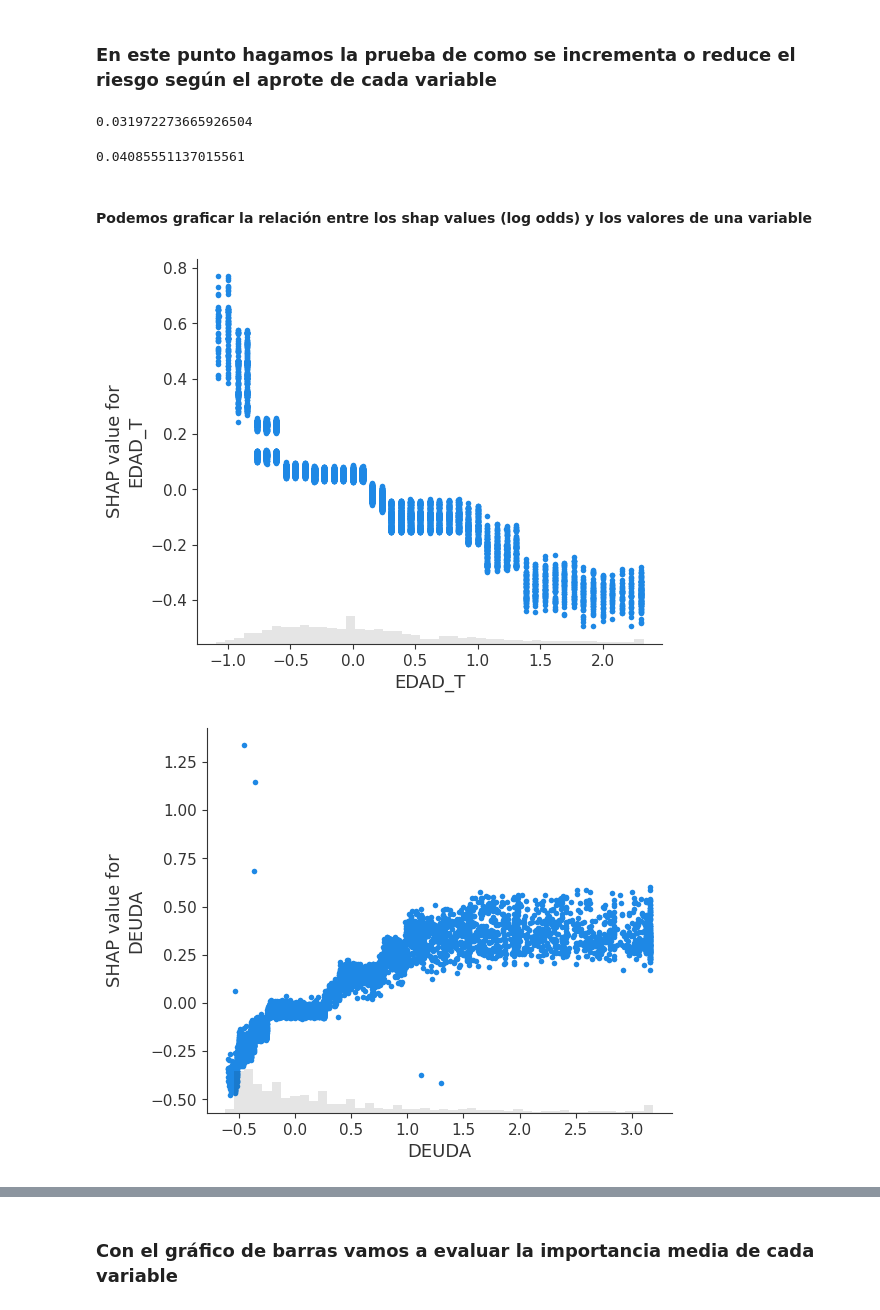
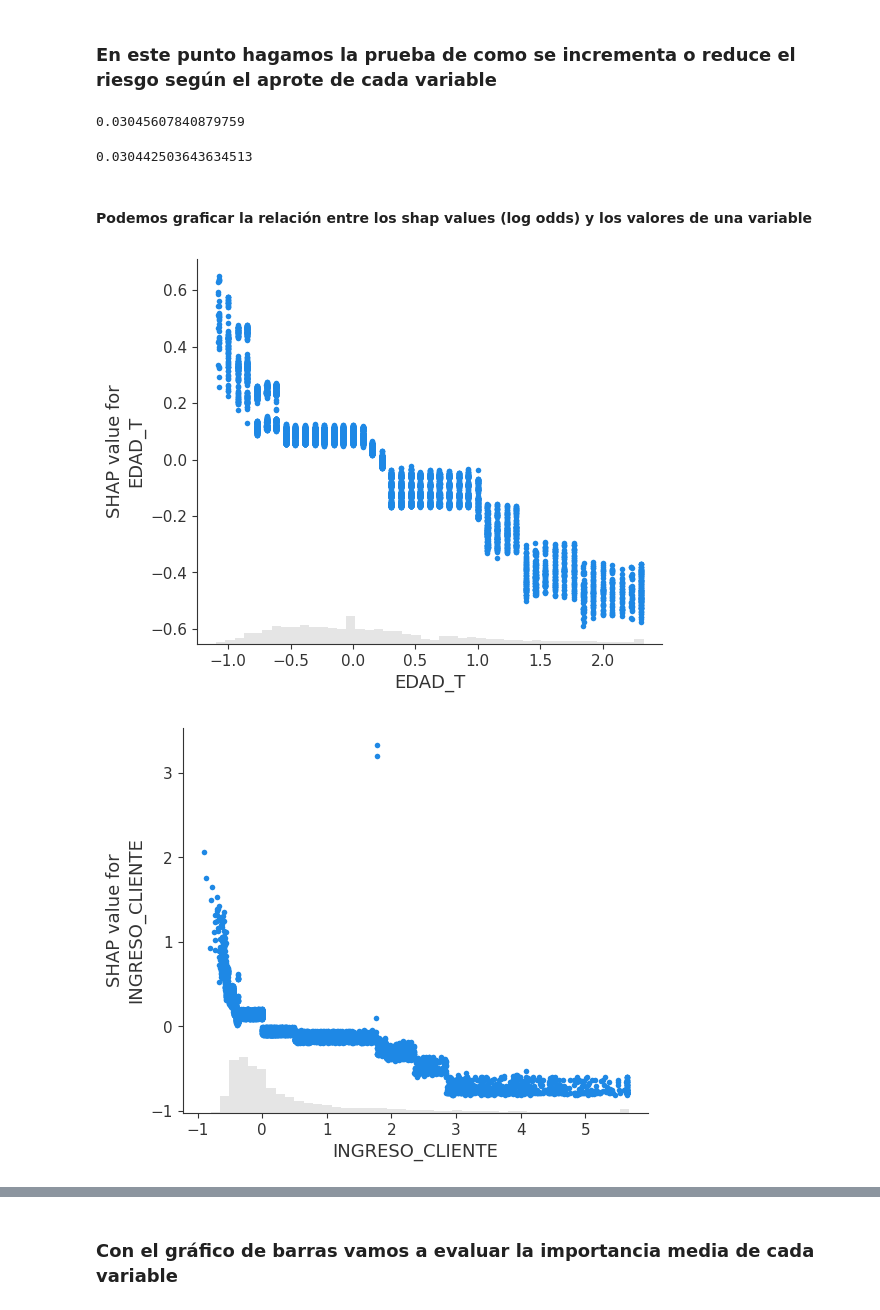
Before and after one commit to jpantojaj/CreditScoring, a Jupyter notebook: Sesión_15_16_Modelos_Machine_Learning.ipynb, the cells around one changed output, grey strips where cells are left out. Cells and saved outputs as stored; diff of their text form; code cells hidden in the pictures.

```diff
--- a/Sesión_15_16_Modelos_Machine_Learning.ipynb
+++ b/Sesión_15_16_Modelos_Machine_Learning.ipynb
@@ -829,0 +808,37 @@ X_train_t.head()
+# %%
+# Actualicemos nuestro pipeline
+pipe_5 = Pipeline(
+    [
+        (
+            "median_imputer",
+            MeanMedianImputer(imputation_method="median", variables=['LINEA_DE_TC','EDAD_T','INGRESO_CLIENTE'])
+        ),
+        (
+            "arbitrary_imputer",
+            ArbitraryNumberImputer(arbitrary_number=0, variables=['CUOTA', 'DEUDA_TOTAL_SISTEMA', 'MEDIANA_AHORROS_ULT_6M', 'MESES_AHORROS_ULT_6M', 'ATRASO_MAXIMO_ULT_24M','ATRASO_MAXIMO_ULT_12M','MONTO_TC_MEMBRESIA']),
+        ),
+        (   "mode_imputer",
+           CategoricalImputer(imputation_method="frequent", variables=['PROFESION','ZONA_DEL_DESEMBOLSO','ESTADO_CIVIL'])
+        ),
+        (
+            "rare_encoder",
+            RareLabelEncoder(tol=0.01,n_categories=5,variables=["PROFESION","SEGMENTOCLIENTE",])
+        ),
+        (
+            "encoder_2",
+            WoEEncoder(variables=['SEGMENTOCLIENTE','CLASIF_SISTEMA_ULT_12M','FLG_PDH','PROFESION','ZONA_DEL_DESEMBOLSO','ESTADO_CIVIL'],
+                       fill_value=0)
+        ),
+        (   "capper",
+            Winsorizer(variables=['PLAZO_CREDITO','MESES_AHORROS_ULT_6M','MEDIANA_AHORROS_ULT_6M','NUMERO_DE_PAGOS_PDH', 'INGRESO_CLIENTE',
+            'EDAD_T','LINEA_DE_TC', 'MONTO_TC_MEMBRESIA'], capping_method="quantiles", tail="right", fold=0.01)
+        ),
+        (   "scaler",
+            ColumnTransformer(transformers=[('e', RobustScaler(), ['PLAZO_CREDITO','MESES_AHORROS_ULT_6M','MEDIANA_AHORROS_ULT_6M','NUMERO_DE_PAGOS_PDH', 'INGRESO_CLIENTE',
+            'EDAD_T','LINEA_DE_TC', 'MONTO_TC_MEMBRESIA'])],remainder='passthrough',verbose_feature_names_out=False).set_output(transform="pandas")
+
+        )
+    ]
+)
+# %%
+pipe_5.fit(X_train,y_train)
@@ -897,6 +933,9 @@ X_train_woe_enc2.head()
 | 573 | 0.373314 | -0.380749 | 0.075099 | -0.392951 | -0.354998 | ... |
 | 31740 | 0.373314 | -0.380749 | -0.230653 | -0.392951 | -0.258734 | ... |
 | 25079 | -0.602574 | -0.380749 | 0.195691 | -0.392951 | -1.749389 | ... |
+# %%
+X_train_t_numoutscal = X_train_t_numoutscal[num_cols_2]
+X_test_t_numoutscal = X_test_t_numoutscal[num_cols_2]
 # %% [markdown]
 ## **5. Entrenamiento del Modelo**
 En esta sección construiremos tres tipos de modelos y los evaluaremos para quedarnos con el mejor de ellos
@@ -1931,4 +1972,4 @@ shap.plots.waterfall(shap_values_bin[0],max_display=30)
 # %%
 pred_test_gbc[0,1]
 # %% [output]
-0.031972273665926504
+0.03045607840879759
@@ -1935,20 +1978,20 @@ pred_test_gbc[0,1]
 # %%
 # el valor del log odds en la primera observación es
-x=-3.156
+x=-3.461
 # Por tanto su probabilidad es:
 1/(1+math.exp(-x))
 # %% [output]
-0.04085551137015561
+0.030442503643634513
 # %% [markdown]
 #### Podemos graficar la relación entre los shap values (log odds) y los valores de una variable
 # %%
 shap.plots.scatter(shap_values_bin[:, "EDAD_T"])
 # %% [output]
-[figure, old version]
+[figure, new version]
 # %%
-shap.plots.scatter(shap_values_bin[:, "DEUDA"])
+shap.plots.scatter(shap_values_bin[:, "INGRESO_CLIENTE"])
 # %% [output]
-[figure, old version]
+[figure, new version]
 # %%
 # En este punto revisamos el valor en probabilidad y como se explica cada punto
 shap.initjs()
```
Also changed, not shown: parts of 34 cells of this notebook.
